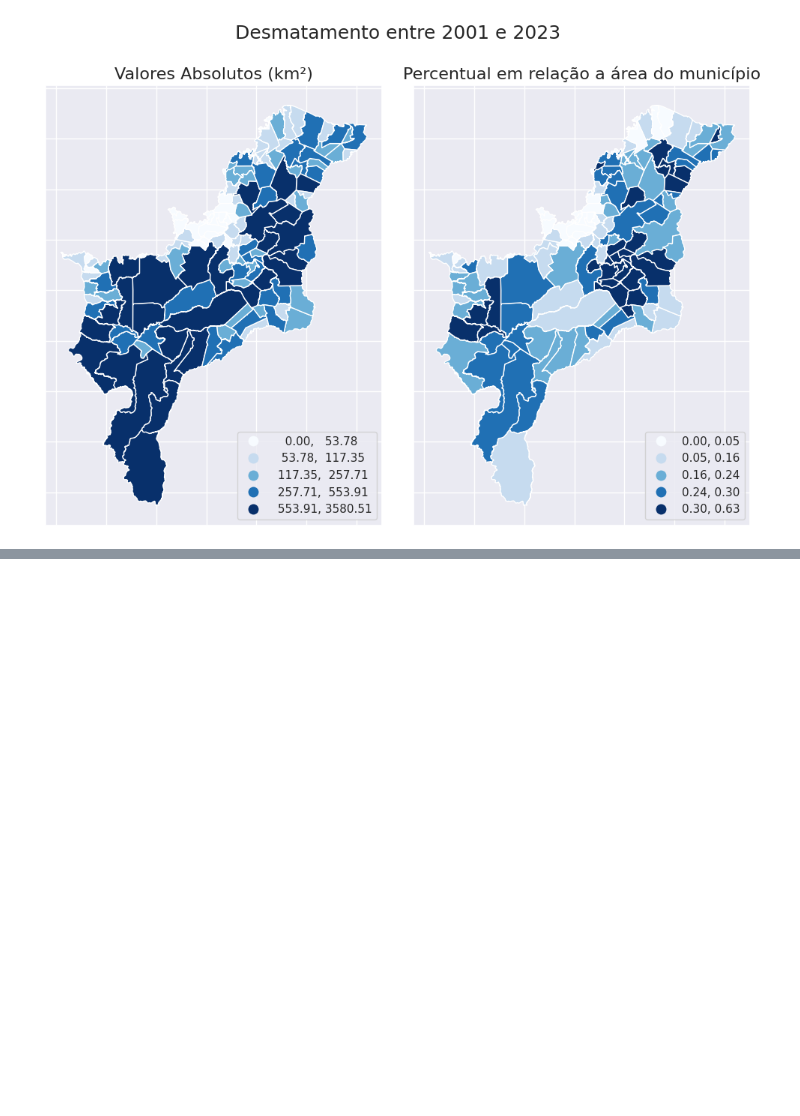
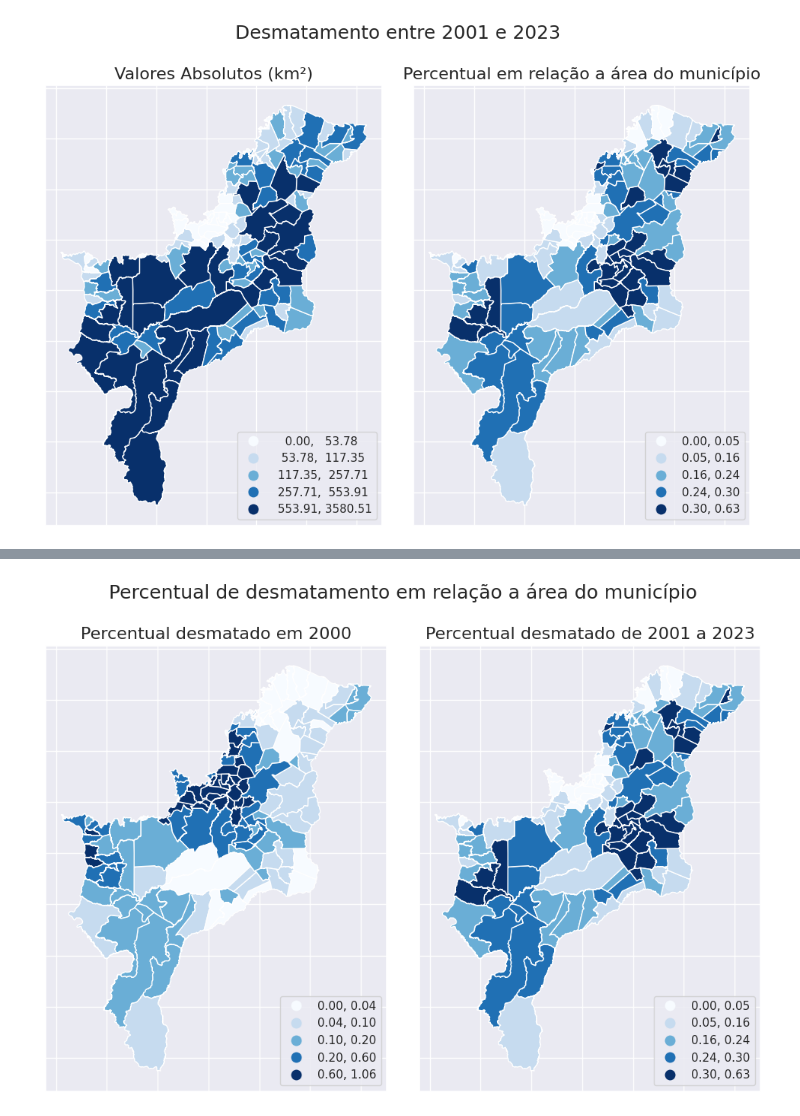
Before and after one commit to LambdaGeo/analise_cerrado_ma, a Jupyter notebook: analise_municipios.ipynb, the cells around one changed output, grey strips where cells are left out. Saved outputs shown, nothing was run; the diff lists cells and outputs as text; code cells hidden in the pictures; blank space fills up the shorter version.

```diff
--- a/analise_municipios.ipynb
+++ b/analise_municipios.ipynb
@@ -2294,0 +2336,6 @@ plt.tight_layout(rect=[0, 0, 1, 0.95])
+# %%
+intervalos = [0, 0.2, 0.5, 0.6, 0.8, 1]
+gdf_mun_cerrado_recortado['classe_0023'] = pd.cut(gdf_mun_cerrado_recortado['D2000-23_perc'], bins=intervalos, labels=False)
+gdf_mun_cerrado_recortado['classe_0123'] = pd.cut(gdf_mun_cerrado_recortado['D2001-23_perc'], bins=intervalos, labels=False)
+gdf_mun_cerrado_recortado['classe_00'] = pd.cut(gdf_mun_cerrado_recortado['D2000_Perc'], bins=intervalos, labels=False)
+gdf_mun_cerrado_recortado.head()
@@ -2294,0 +2454,63 @@ plt.tight_layout(rect=[0, 0, 1, 0.95])
+# %%
+sns.set_theme(style="darkgrid")  # Estilo do gráfico
+
+
+fig, axs = plt.subplots(1, 2, figsize=(10, 7))
+
+
+
+ax1 = gdf_mun_cerrado_recortado.plot(
+    ax = axs[0],
+    column="D2000_Perc",  # Data to plot
+    scheme="quantiles",  # Classification scheme
+    k=5,
+    cmap="Blues",  # Color palette
+    legend=True,  # Add legend
+    #legend_kwds={"fmt": "{:.0f}"},  # Remove decimals in legend
+    figsize=(10,100)
+)
+
+
+ax1.set_title('Percentual desmatado em 2000', fontsize=16)
+
+# Customizar a legenda para posicioná-la no canto inferior direito
+leg = ax1.get_legend()
+leg.set_bbox_to_anchor((1, 0))
+leg._loc = 4  # loc=4 corresponde ao canto inferior direito
+
+
+# Desativar os rótulos do eixo x
+ax1.tick_params(axis='x', labelbottom=False)
+ax1.tick_params( axis='y', labelleft=False)
+
+
+ax2 = gdf_mun_cerrado_recortado.plot(
+    ax = axs[1],
+    column="D2001-23_perc",  # Data to plot
+    scheme="quantiles",  # Classification scheme
+    k=5,
+    cmap="Blues",  # Color palette
+    legend=True,  # Add legend
+    #legend_kwds={"fmt": "{:.0f}"},  # Remove decimals in legend
+    figsize=(10,100)
+)
+#ax2.set_axis_off()
+
+ax2.set_title('Percentual desmatado de 2001 a 2023', fontsize=16)
+
+# Customizar a legenda para posicioná-la no canto inferior direito
+leg = ax2.get_legend()
+leg.set_bbox_to_anchor((1, 0))
+leg._loc = 4  # loc=4 corresponde ao canto inferior direito
+
+
+# Desativar os rótulos do eixo x
+ax2.tick_params(axis='x', labelbottom=False)
+ax2.tick_params( axis='y', labelleft=False)
+# Adicionar um título global e ajustar a posição vertical
+fig.suptitle('Percentual de desmatamento em relação a área do município', fontsize=18)
+
+# Ajustar layout
+plt.tight_layout(rect=[0, 0, 1, 0.95])
+# %% [output]
+[figure, added]
```
Also changed, not shown: parts of 6 cells of this notebook, 1 other file.
